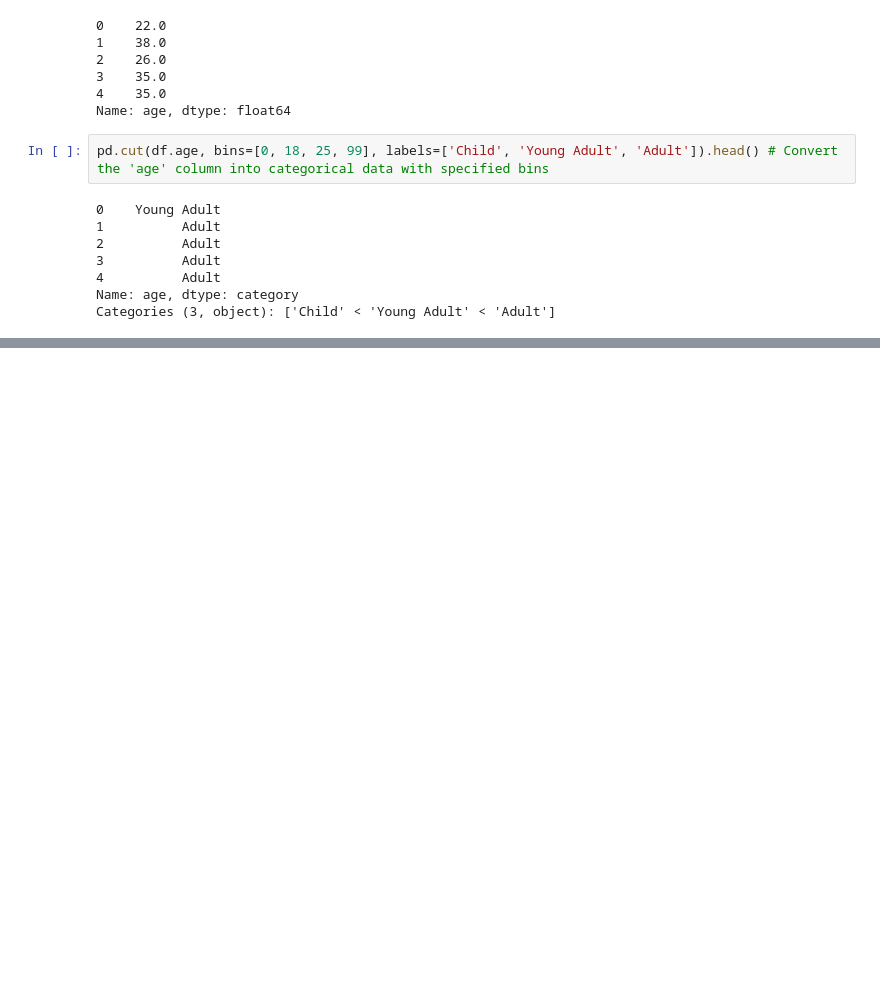
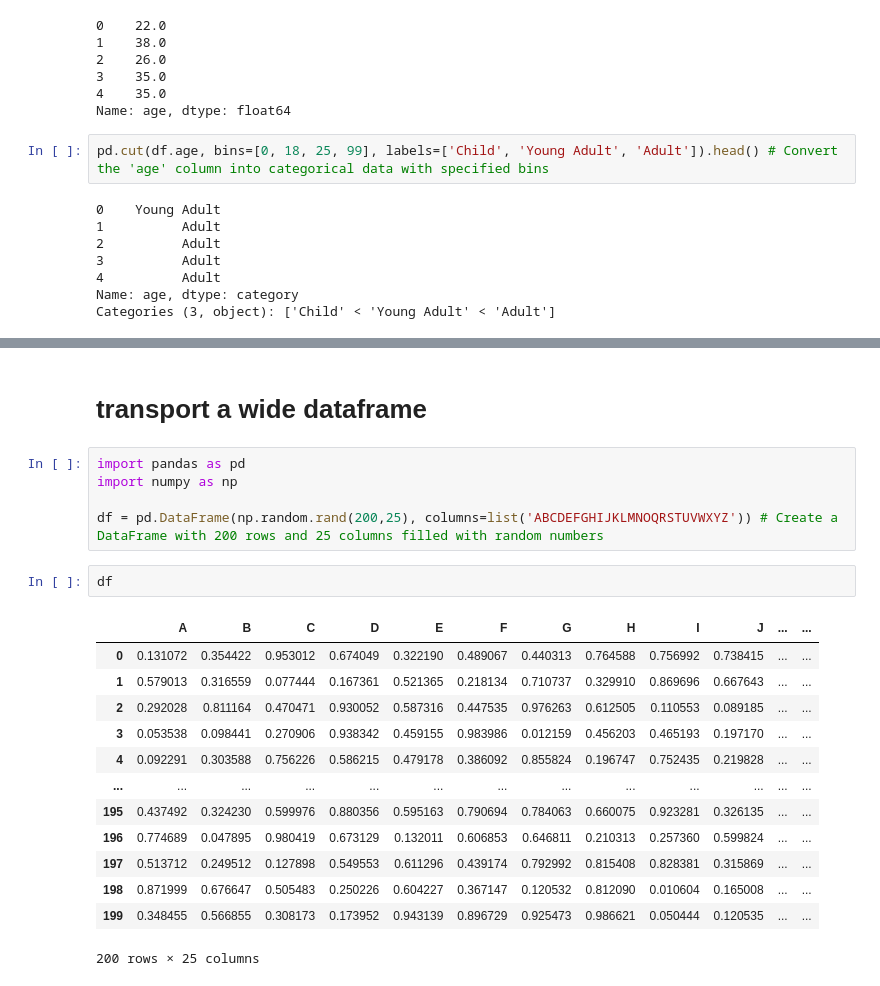
Before and after one commit to faisalramzan77/Data_Science_Course, a Jupyter notebook: Python_for_data_Science/Pandas_Practice/pandas.ipynb, the cells around one changed output, grey strips where cells are left out. Cells and saved outputs as stored; diff of their text form; blank space fills up the shorter version.

```diff
--- a/Python_for_data_Science/Pandas_Practice/pandas.ipynb
+++ b/Python_for_data_Science/Pandas_Practice/pandas.ipynb
@@ -836,0 +920,23 @@ Categories (3, object): ['Child' < 'Young Adult' < 'Adult']
+# %% [markdown]
+# transport a wide dataframe
+# %%
+import pandas as pd
+import numpy as np
+
+df = pd.DataFrame(np.random.rand(200,25), columns=list('ABCDEFGHIJKLMNOQRSTUVWXYZ')) # Create a DataFrame with 200 rows and 25 columns filled with random numbers
+# %%
+df
+# %% [output]
+|  | A | B | C | D | E | F | G | H | I | J | ... | ... |
+| 0 | 0.131072 | 0.354422 | 0.953012 | 0.674049 | 0.322190 | 0.489067 | 0.440313 | 0.764588 | 0.756992 | 0.738415 | ... | ... |
+| 1 | 0.579013 | 0.316559 | 0.077444 | 0.167361 | 0.521365 | 0.218134 | 0.710737 | 0.329910 | 0.869696 | 0.667643 | ... | ... |
+| 2 | 0.292028 | 0.811164 | 0.470471 | 0.930052 | 0.587316 | 0.447535 | 0.976263 | 0.612505 | 0.110553 | 0.089185 | ... | ... |
+| 3 | 0.053538 | 0.098441 | 0.270906 | 0.938342 | 0.459155 | 0.983986 | 0.012159 | 0.456203 | 0.465193 | 0.197170 | ... | ... |
+| 4 | 0.092291 | 0.303588 | 0.756226 | 0.586215 | 0.479178 | 0.386092 | 0.855824 | 0.196747 | 0.752435 | 0.219828 | ... | ... |
+| ... | ... | ... | ... | ... | ... | ... | ... | ... | ... | ... | ... | ... |
+| 195 | 0.437492 | 0.324230 | 0.599976 | 0.880356 | 0.595163 | 0.790694 | 0.784063 | 0.660075 | 0.923281 | 0.326135 | ... | ... |
+| 196 | 0.774689 | 0.047895 | 0.980419 | 0.673129 | 0.132011 | 0.606853 | 0.646811 | 0.210313 | 0.257360 | 0.599824 | ... | ... |
+| 197 | 0.513712 | 0.249512 | 0.127898 | 0.549553 | 0.611296 | 0.439174 | 0.792992 | 0.815408 | 0.828381 | 0.315869 | ... | ... |
+| 198 | 0.871999 | 0.676647 | 0.505483 | 0.250226 | 0.604227 | 0.367147 | 0.120532 | 0.812090 | 0.010604 | 0.165008 | ... | ... |
+| 199 | 0.348455 | 0.566855 | 0.308173 | 0.173952 | 0.943139 | 0.896729 | 0.925473 | 0.986621 | 0.050444 | 0.120535 | ... | ... |
+200 rows × 25 columns
```
Also changed, not shown: parts of 11 cells of this notebook.
